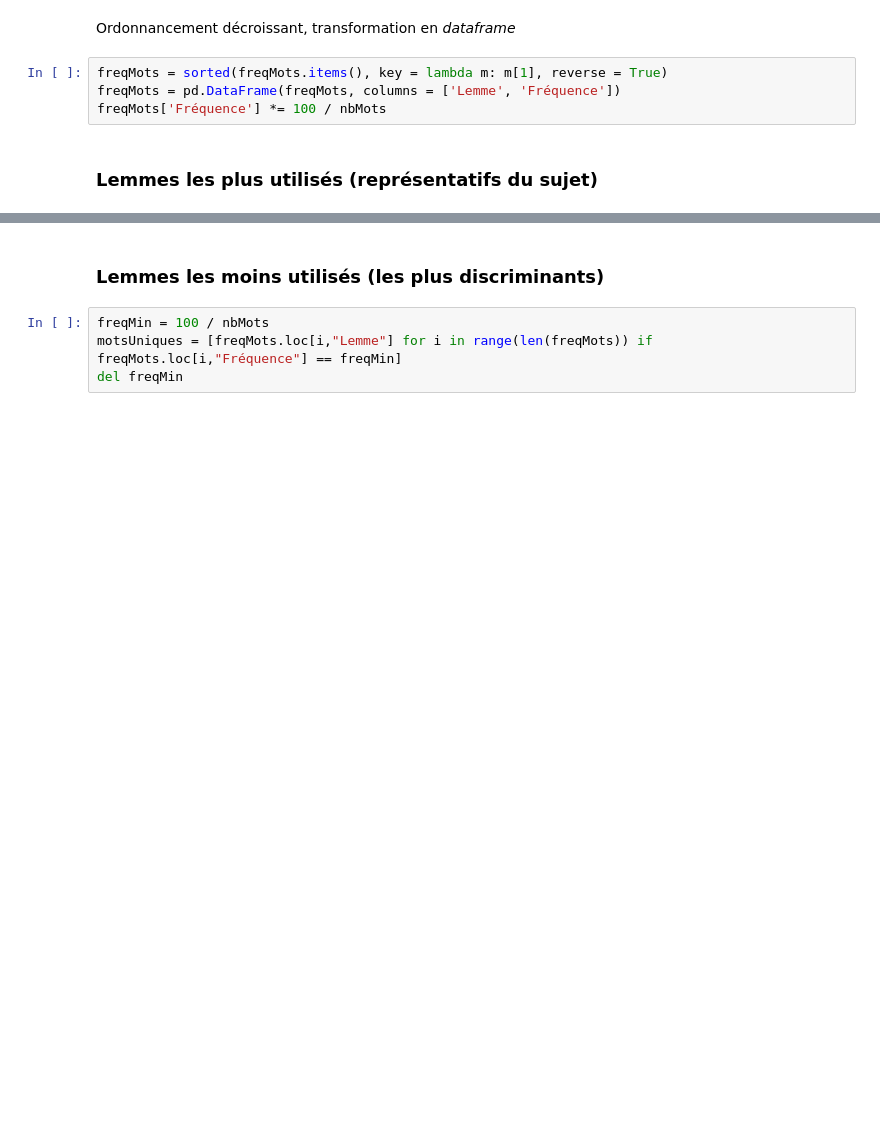
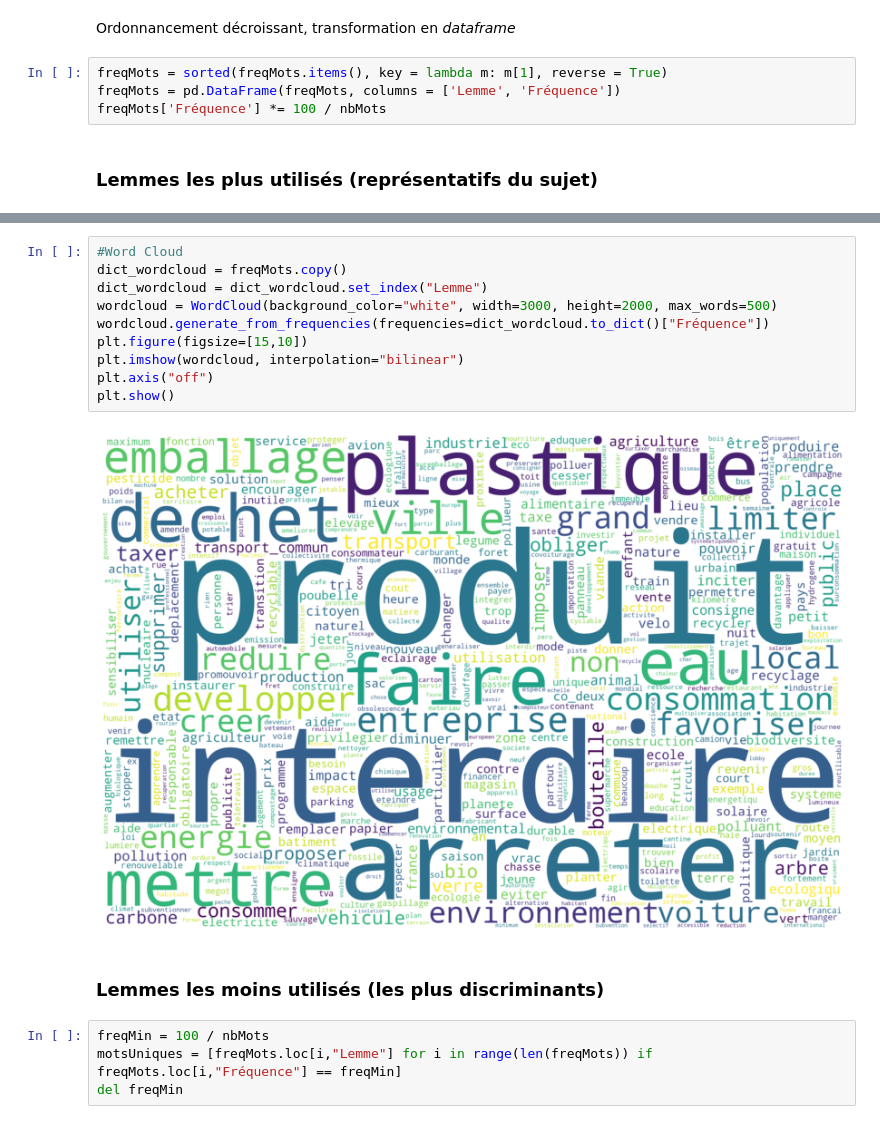
Before and after one commit to dmkant/projet-statistique-2022, a Jupyter notebook: stats_descriptives/descriptif_mots.ipynb, the cells around one changed output, grey strips where cells are left out. Drawn from its saved outputs; the diff is of its cells as text; blank space fills up the shorter version.

Commit message:
add wordcloud graph

```diff
--- a/stats_descriptives/descriptif_mots.ipynb
+++ b/stats_descriptives/descriptif_mots.ipynb
@@ -58,3 +64,15 @@ fig.show()
+# %%
+#Word Cloud
+dict_wordcloud = freqMots.copy()
+dict_wordcloud = dict_wordcloud.set_index("Lemme")
+wordcloud = WordCloud(background_color="white", width=3000, height=2000, max_words=500)
+wordcloud.generate_from_frequencies(frequencies=dict_wordcloud.to_dict()["Fréquence"])
+plt.figure(figsize=[15,10])
+plt.imshow(wordcloud, interpolation="bilinear")
+plt.axis("off")
+plt.show()
+# %% [output]
+[figure, added]
 # %% [markdown]
 ### Lemmes les moins utilisés (les plus discriminants)
 # %%
```
Also changed, not shown: parts of 6 cells of this notebook, 1 other file.
